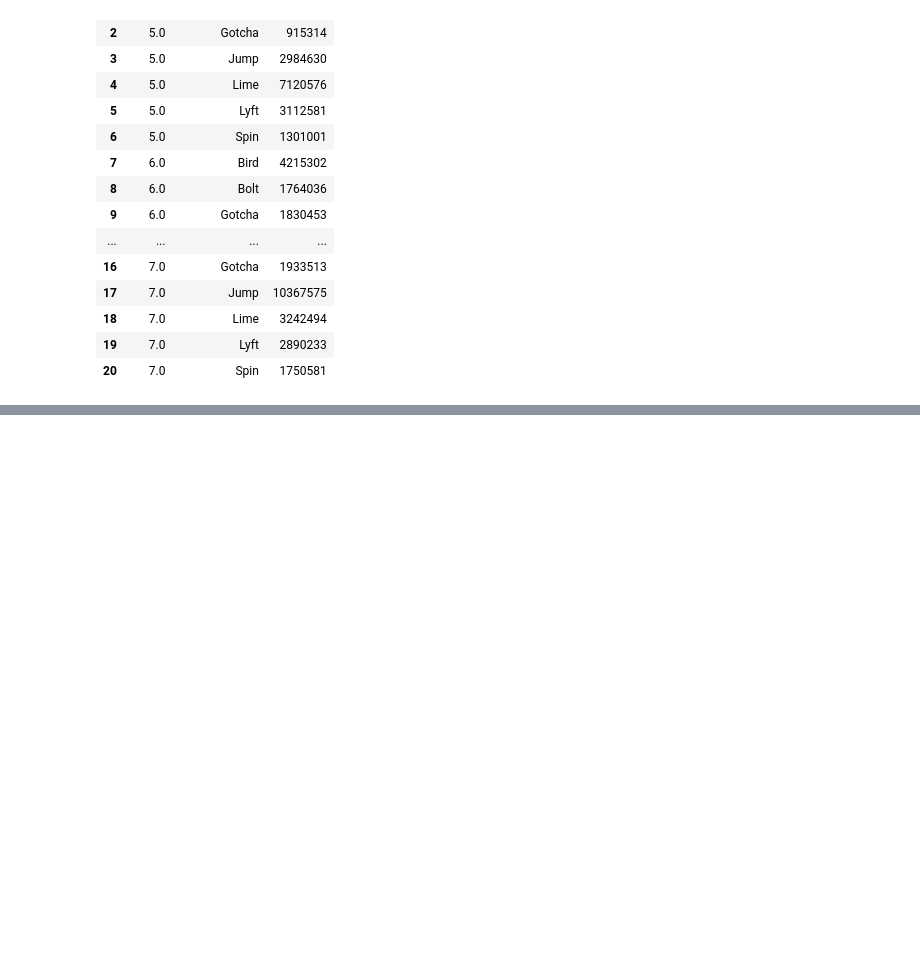
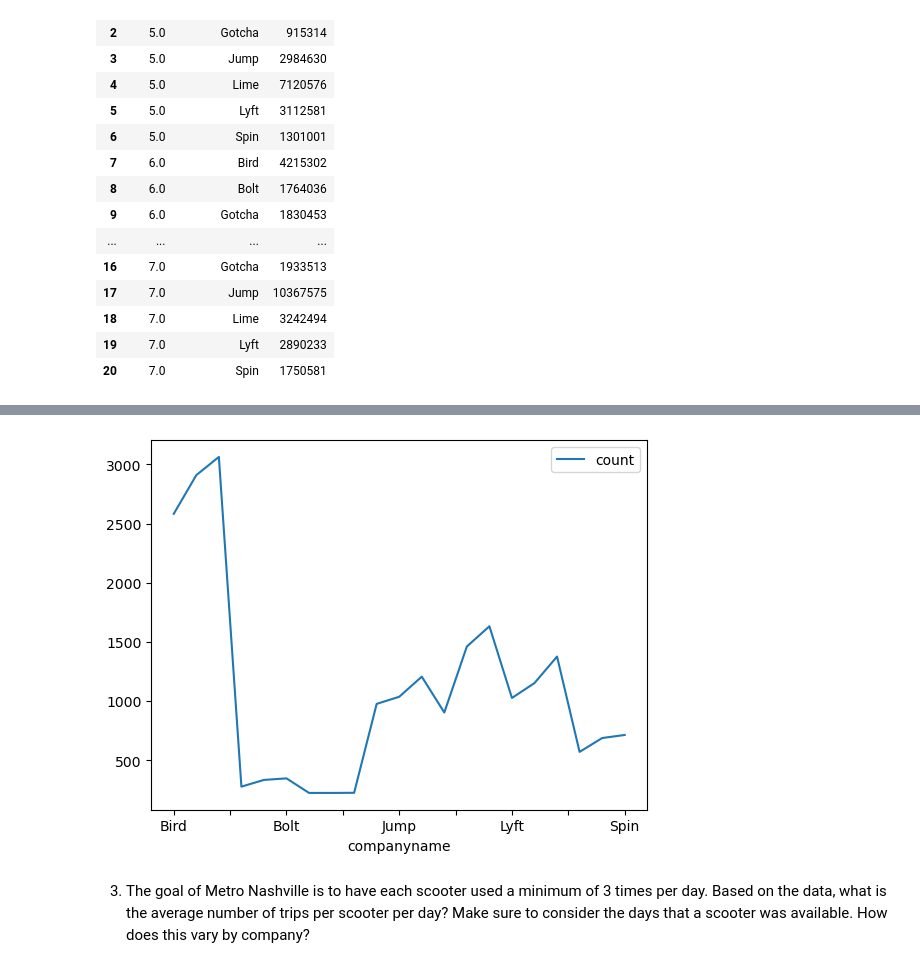
Before and after one commit to NSS-Data-Analytics-Cohort-8/scooter-partner1-trolling-through-the-data, a Jupyter notebook: notebooks/sqlalchemy (1).ipynb, the cells around one changed output, grey strips where cells are left out. Saved outputs shown, nothing was run; the diff lists cells and outputs as text; code cells hidden in the pictures; blank space fills up the shorter version.

```diff
--- a/notebooks/sqlalchemy (1).ipynb
+++ b/notebooks/sqlalchemy (1).ipynb
@@ -395,9 +372,9 @@ count_each_company_time.head(21)
 | 19 | 7.0 | Lyft | 2890233 |
 | 20 | 7.0 | Spin | 1750581 |
 # %%
-scooter_count = '''
+query = '''
 SELECT DISTINCT companyname, COUNT(DISTINCT(sumdid)), EXTRACT(MONTH FROM pubdatetime) as month
 FROM scooters
-GROUP BY month
+GROUP BY month, companyname
 '''
-result = engine.execute(query)
+scooter_count =pd.read_sql(query, con = engine)
@@ -412,0 +446,7 @@ pd.read_sql(query, con = engine)
+# %%
+scooter_count.plot(x="companyname", y=["count"])
+plt.show()
+# %% [output]
+[figure, added]
+# %% [markdown]
+3. The goal of Metro Nashville is to have each scooter used a minimum of 3 times per day. Based on the data, what is the average number of trips per scooter per day? Make sure to consider the days that a scooter was available. How does this vary by company?
```
Also changed, not shown: parts of 27 cells of this notebook, 1 other file.
